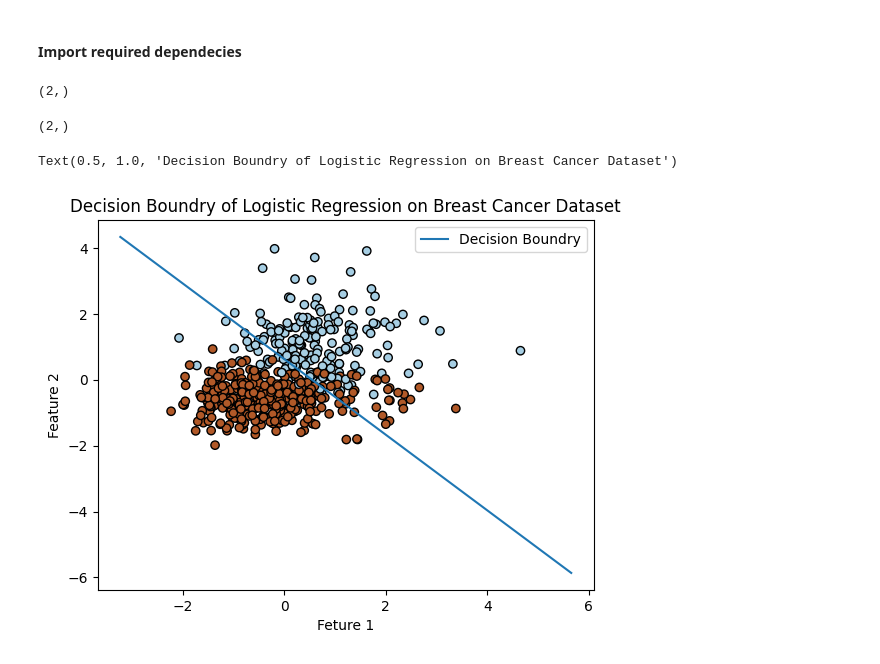
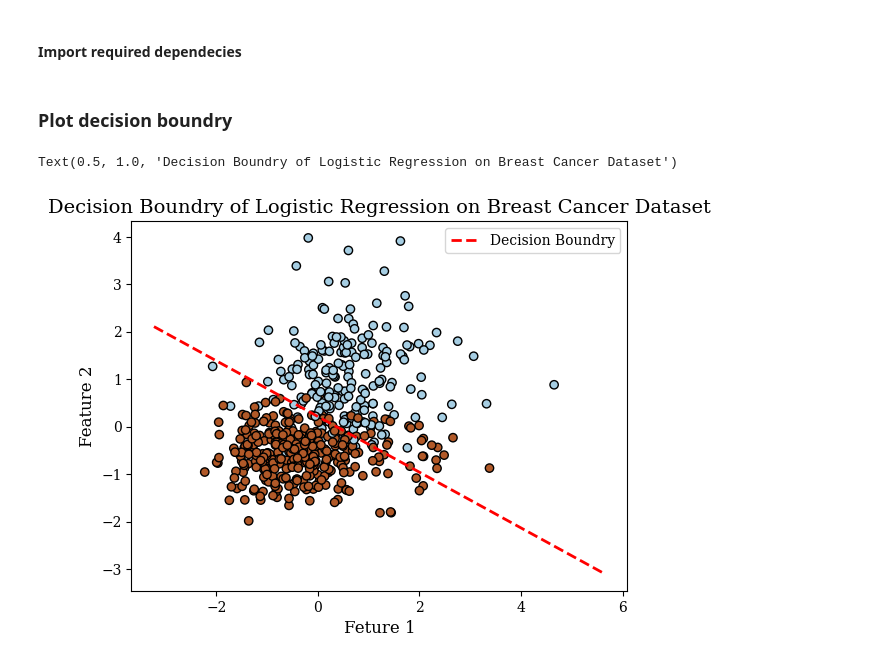
Before and after one commit to rohit-kamble1/Machine_Learning, a Jupyter notebook: ML-Algorithms/logisticRegression.ipynb, the cells around one changed output. Drawn from its saved outputs; the diff is of its cells as text; code cells hidden in the pictures.

```diff
--- a/ML-Algorithms/logisticRegression.ipynb
+++ b/ML-Algorithms/logisticRegression.ipynb
@@ -6,22 +6,32 @@
 import numpy as np                               #for numerical operations
 import matplotlib.pyplot as plt                  #for data visualisation
 from sklearn.datasets import load_breast_cancer  #load data from scikit learn datasets
-import warnings                                  #ignore warning
-warnings.filterwarnings('ignore')                #suppress warnings
+from sklearn.preprocessing import StandardScaler #for scaling the input data
+
+# setting matplotlib plotting parameters
+plt.rcdefaults()
+plt.rcParams['axes.labelsize'] = 12
+plt.rcParams['axes.titlesize'] = 14
+plt.rcParams['font.size'] = 12
+plt.rcParams['lines.linewidth'] = 2
+plt.rcParams['xtick.labelsize'] = 10
+plt.rcParams['ytick.labelsize'] = 10
+plt.rcParams['legend.fontsize'] = 10
+plt.rc('font', family='serif')
 # %%
 x, y = load_breast_cancer(return_X_y= True)      #load data from scikit learn datasets
-# %%
-from sklearn.preprocessing import StandardScaler
-model = StandardScaler()
-model.fit(x)
-x = model.transform(x)
+# %%
+#scaled input data
+stdScaler = StandardScaler()
+stdScaler.fit(x)
+x = stdScaler.transform(x)
 # %%
 x_b = np.c_[np.ones((x.shape[0], 1)), x]         #add bias x0 = 1
 y = y.reshape(-1, 1)
 # %%
 theta = np.random.rand(x_b.shape[1], 1)                     #initiate random theta
-n_iteration = 1000                                  #number of iterations
-eta = 0.35                                             #learning rate
+n_iteration = 10000                                         #number of iterations
+eta = 0.05                                                  #learning rate
 for i in range(n_iteration):                                #iterate over number of iteration
     z = x_b.dot(theta)                                      #calculate prediction
     sigmoid = 1/(1 + np.exp(-z))                            #calculate sigmoid
@@ -35,20 +44,16 @@ y_predict = y_predict[np.where(y_predict > 0.5)]        #get only value which ha
+# %% [markdown]
+### Plot decision boundry
 # %%
 x_values = np.array([min(x_b[:,2]) -1, max(x_b[:, 2]) + 1])
-x_values.shape
-# %% [output]
-(2,)
 # %%
 y_values = -(theta[0] + theta[1] * x_values) / theta[2]
-y_values.shape
-# %% [output]
-(2,)
 # %%
-plt.scatter(x[:,1], x[:, 2], c = y, cmap = plt.cm.Paired, edgecolors= 'k')
-plt.plot(x_values, y_values, label = 'Decision Boundry')
+plt.scatter(x[:,1], x[:, 2],c = y, cmap = plt.cm.Paired, edgecolors= 'k')
+plt.plot(x_values, y_values, 'r--',label = 'Decision Boundry')
 plt.xlabel('Feture 1')
 plt.ylabel('Feature 2')
 plt.legend()
 plt.title('Decision Boundry of Logistic Regression on Breast Cancer Dataset')
 # %% [output]
 Text(0.5, 1.0, 'Decision Boundry of Logistic Regression on Breast Cancer Dataset')
-[figure, old version]
+[figure, new version]
```
Also changed, not shown: parts of 1 cell of this notebook.
